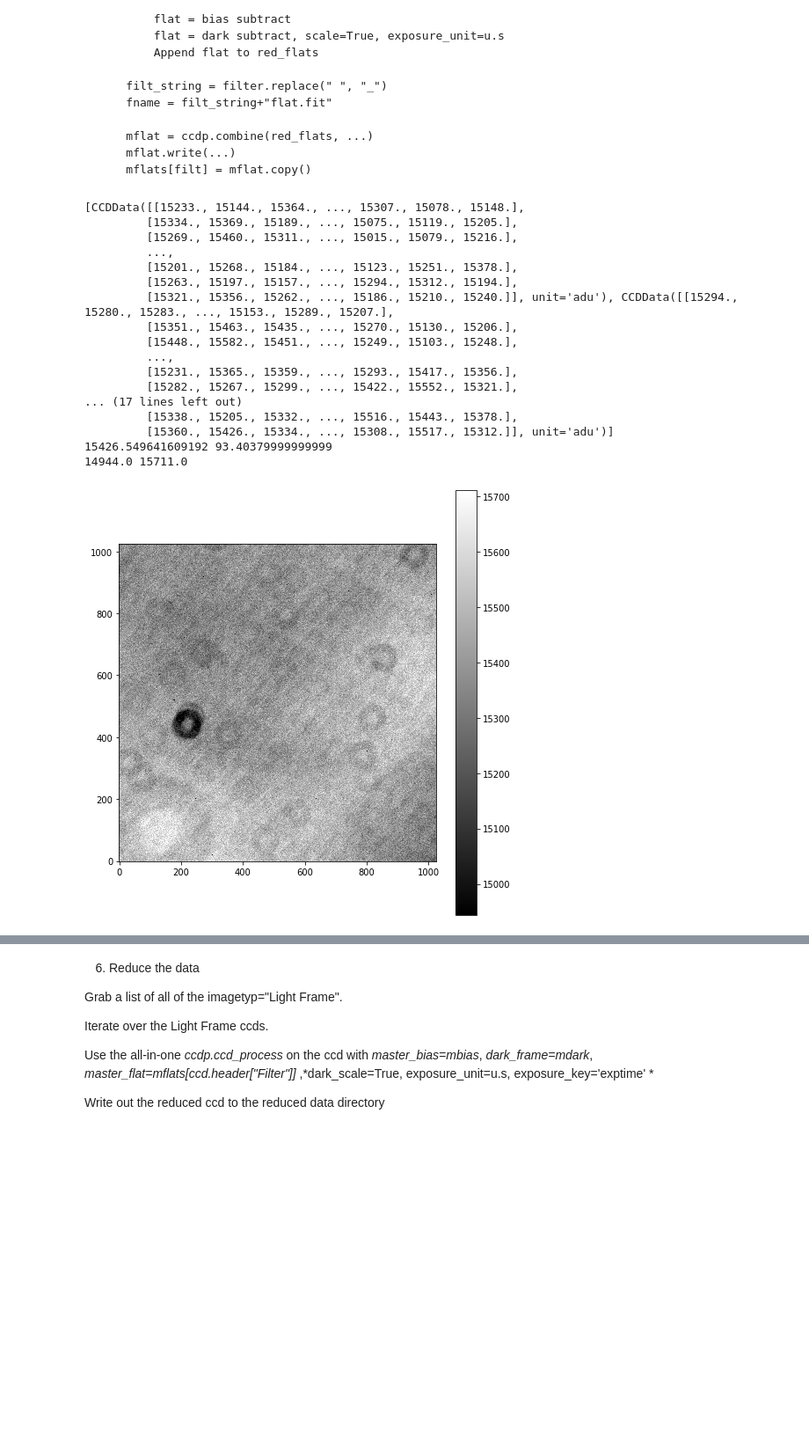
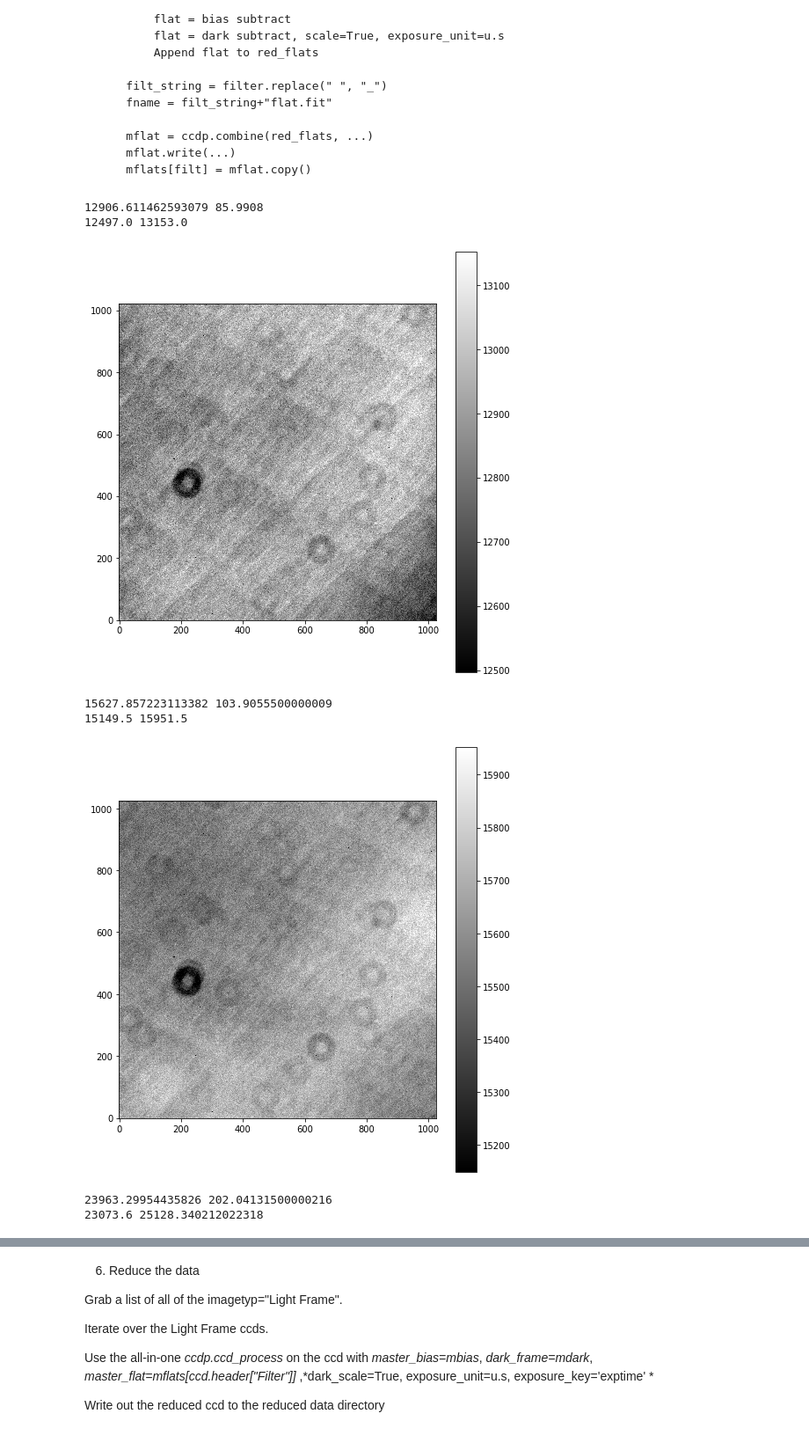
Before and after one commit to DakotaPeltzer/Astr4261, a Jupyter notebook: Basic Reduction.ipynb, the cells around one changed output, grey strips where cells are left out. Shown at 88% size. Drawn from its saved outputs; the diff is of its cells as text; code cells hidden in the pictures; blank space fills up the shorter version.

````diff
--- a/Basic Reduction.ipynb
+++ b/Basic Reduction.ipynb
@@ -74,7 +74,7 @@ os.chdir('/home/idies/workspace/Temporary/Dakota_Peltzer/scratch/20220125')
 # %%
 base = "/home/idies/workspace/"
 
-data_dir = "Temporary/Dakota_Peltzer/scratch/20220125"
+data_dir = "Temporary/Dakota_Peltzer/scratch/20220215"
 
 path = os.path.join(base,data_dir)
 
@@ -83,7 +83,7 @@ os.chdir(path)
 if not os.path.exists("reduced"):
     os.mkdir("reduced")
 
-images = ccdp.ImageFileCollection('/home/idies/workspace/Temporary/Dakota_Peltzer/scratch/20220125')
+images = ccdp.ImageFileCollection('/home/idies/workspace/Temporary/Dakota_Peltzer/scratch/20220215')
 print(images.summary)
-#path ='/home/idies/workspace/Temporary/Dakota_Peltzer/scratch/20220125'
+#path ='/home/idies/workspace/Temporary/Dakota_Peltzer/scratch/20220215'
 # %% [output]
@@ -119,7 +119,7 @@ mbias = ccdp.combine(biases, ... )
 mbias.write( ...)
 `
 # %%
-biases = images.files_filtered(imagetyp = "Bias Frame" )
+biases = images.files_filtered(imagetyp = "Bias Frame", naxis1=1024 )
 
 mbias = ccdp.combine(biases, method = 'median', unit = 'adu' )
 
@@ -169,7 +169,7 @@ mdark.write(...)
 
 ```
 # %%
-darks = images.filter(imagetyp = "Dark Frame")
+darks = images.filter(imagetyp = "Dark Frame", naxis1=1024)
 
 exptimes = []
 red_darks = []
@@ -239,48 +239,40 @@ for filt in filters:
     mflats[filt] = mflat.copy()
 ```
 # %%
-filters = ["Bessel V"]
+filters = ["Bessel B", "Bessel V", "Bessel R"]
+#filters = ["Bessel V"]
 mflats = {}
 
 #print(images.summary)
 
 for filt in filters:
-    flats = images.filter(object="Domeflat", filter=filt)
+    flats = images.filter(object="Domeflat", filter=filt, naxis1=1024)
     red_flats = []
 
     #print(flats.summary)
 
     for flat in flats.ccds(ccd_kwargs = {"unit":"adu"}):
         flat = ccdp.subtract_bias(flat,mbias)
-        flat = ccdp.subtract_dark(flat,mdark, scale=True, exposure_unit=u.s, exposure_time='exptime')
+        flat = ccdp.subtract_dark(flat,mdark, scale=True, exposure_unit= u.s, exposure_time='exptime')
         red_flats.append(flat)
 
     filt_string = filt.replace(" ", "_")
     fname = filt_string+"flat.fit"
 
-    print(red_flats)
+    #print(red_flats)
 
     mflat = ccdp.combine(red_flats,method='median',unit='adu')
     mflat.write("reduced/%s.fit" % (filt), overwrite= True)
     mflats[filt] = mflat.copy()
 
-ap.showimage(mflat)
+for filt in filters:
+    ap.showimage(mflats[filt])
 # %% [output]
-[CCDData([[15233., 15144., 15364., ..., 15307., 15078., 15148.],
-         [15334., 15369., 15189., ..., 15075., 15119., 15205.],
-         [15269., 15460., 15311., ..., 15015., 15079., 15216.],
-         ...,
-         [15201., 15268., 15184., ..., 15123., 15251., 15378.],
-         [15263., 15197., 15157., ..., 15294., 15312., 15194.],
-         [15321., 15356., 15262., ..., 15186., 15210., 15240.]], unit='adu'), CCDData([[15294., 15280., 15283., ..., 15153., 15289., 15207.],
-         [15351., 15463., 15435., ..., 15270., 15130., 15206.],
-         [15448., 15582., 15451., ..., 15249., 15103., 15248.],
-         ...,
-         [15231., 15365., 15359., ..., 15293., 15417., 15356.],
-         [15282., 15267., 15299., ..., 15422., 15552., 15321.],
-... (17 lines left out)
-         [15338., 15205., 15332., ..., 15516., 15443., 15378.],
-         [15360., 15426., 15334., ..., 15308., 15517., 15312.]], unit='adu')]
-15426.549641609192 93.40379999999999
-14944.0 15711.0
+12906.611462593079 85.9908
+12497.0 13153.0
-[figure, old version]
+[figure, new version]
+15627.857223113382 103.9055500000009
+15149.5 15951.5
+[figure, added]
+23963.29954435826 202.04131500000216
+23073.6 25128.340212022318
````
Also changed, not shown: parts of 7 cells of this notebook.
